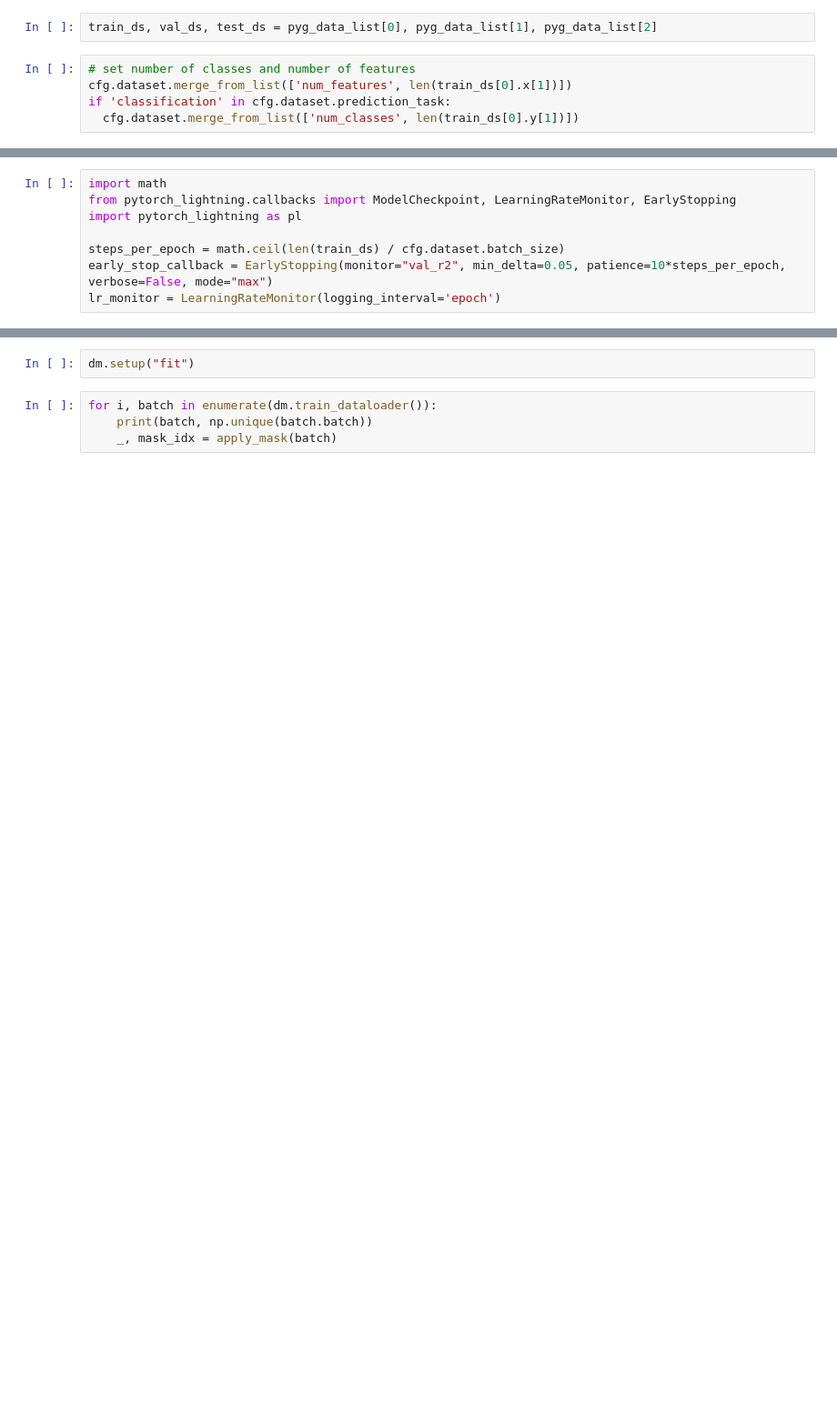
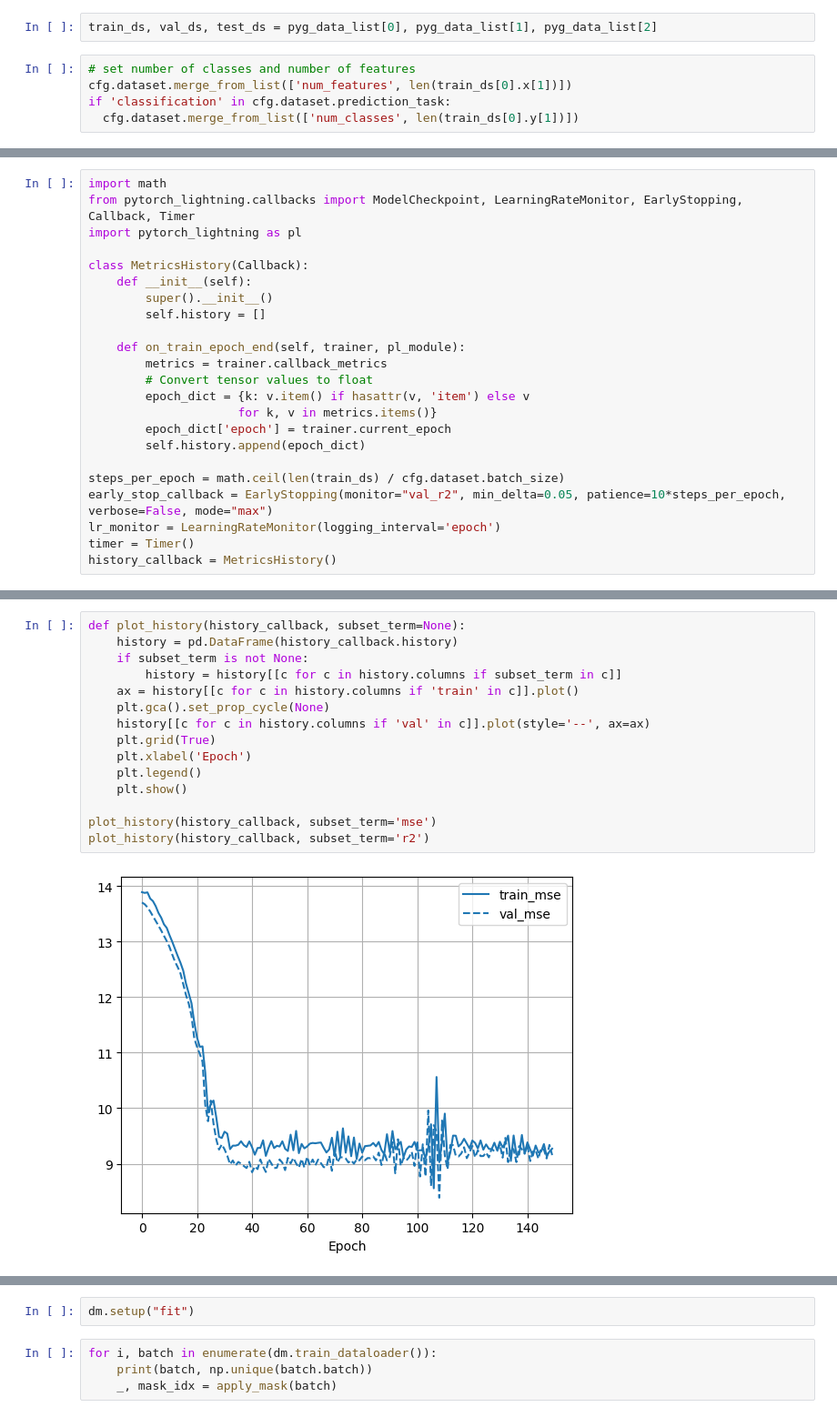
Before and after one commit to theislab/interscale, a Jupyter notebook: docs/notebooks/training/legnini23_training.ipynb, the cells around one changed output, grey strips where cells are left out. Shown at 91% size. Saved outputs shown, nothing was run; the diff lists cells and outputs as text; blank space fills up the shorter version.

```diff
--- a/docs/notebooks/training/legnini23_training.ipynb
+++ b/docs/notebooks/training/legnini23_training.ipynb
@@ -384,10 +158,25 @@ model = LitGCNMasked(cfg)
 # %%
 import math
-from pytorch_lightning.callbacks import ModelCheckpoint, LearningRateMonitor, EarlyStopping
+from pytorch_lightning.callbacks import ModelCheckpoint, LearningRateMonitor, EarlyStopping, Callback, Timer
 import pytorch_lightning as pl
+
+class MetricsHistory(Callback):
+    def __init__(self):
+        super().__init__()
+        self.history = []
+
+    def on_train_epoch_end(self, trainer, pl_module):
+        metrics = trainer.callback_metrics
+        # Convert tensor values to float
+        epoch_dict = {k: v.item() if hasattr(v, 'item') else v
+                     for k, v in metrics.items()}
+        epoch_dict['epoch'] = trainer.current_epoch
+        self.history.append(epoch_dict)
 
 steps_per_epoch = math.ceil(len(train_ds) / cfg.dataset.batch_size)
 early_stop_callback = EarlyStopping(monitor="val_r2", min_delta=0.05, patience=10*steps_per_epoch, verbose=False, mode="max")
 lr_monitor = LearningRateMonitor(logging_interval='epoch')
+timer = Timer()
+history_callback = MetricsHistory()
 # %%
 trainer = pl.Trainer(min_epochs=1,
@@ -400,0 +226,17 @@ trainer = pl.Trainer(min_epochs=1,
+# %%
+def plot_history(history_callback, subset_term=None):
+    history = pd.DataFrame(history_callback.history)
+    if subset_term is not None:
+        history = history[[c for c in history.columns if subset_term in c]]
+    ax = history[[c for c in history.columns if 'train' in c]].plot()
+    plt.gca().set_prop_cycle(None)
+    history[[c for c in history.columns if 'val' in c]].plot(style='--', ax=ax)
+    plt.grid(True)
+    plt.xlabel('Epoch')
+    plt.legend()
+    plt.show()
+
+plot_history(history_callback, subset_term='mse')
+plot_history(history_callback, subset_term='r2')
+# %% [output]
+[figure, added]
```
Also changed, not shown: parts of 26 cells of this notebook, 7 other files.
